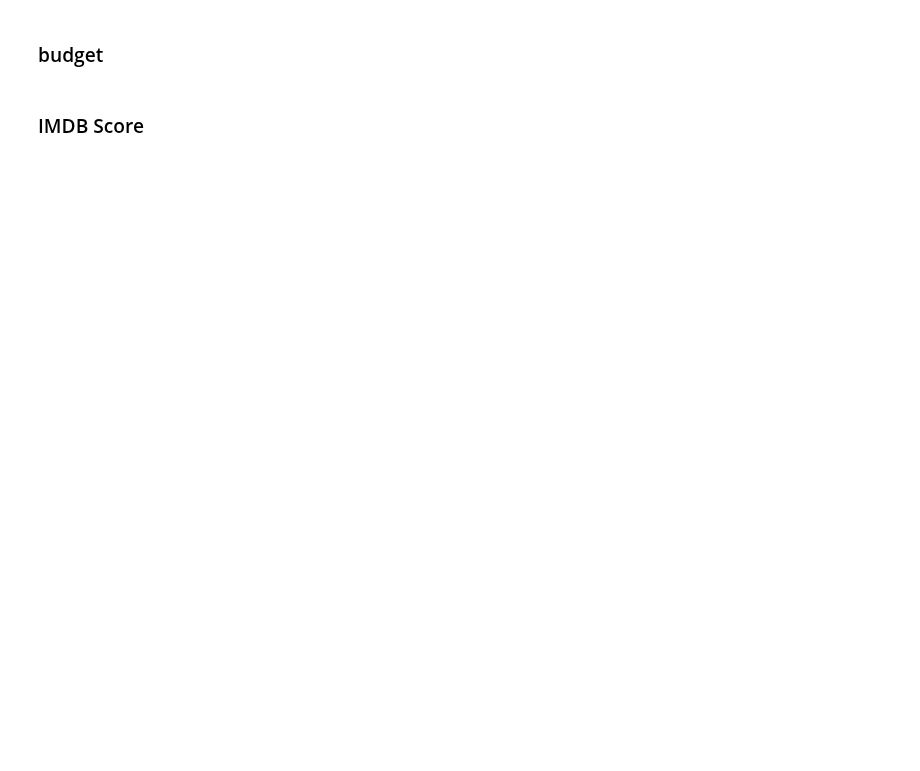
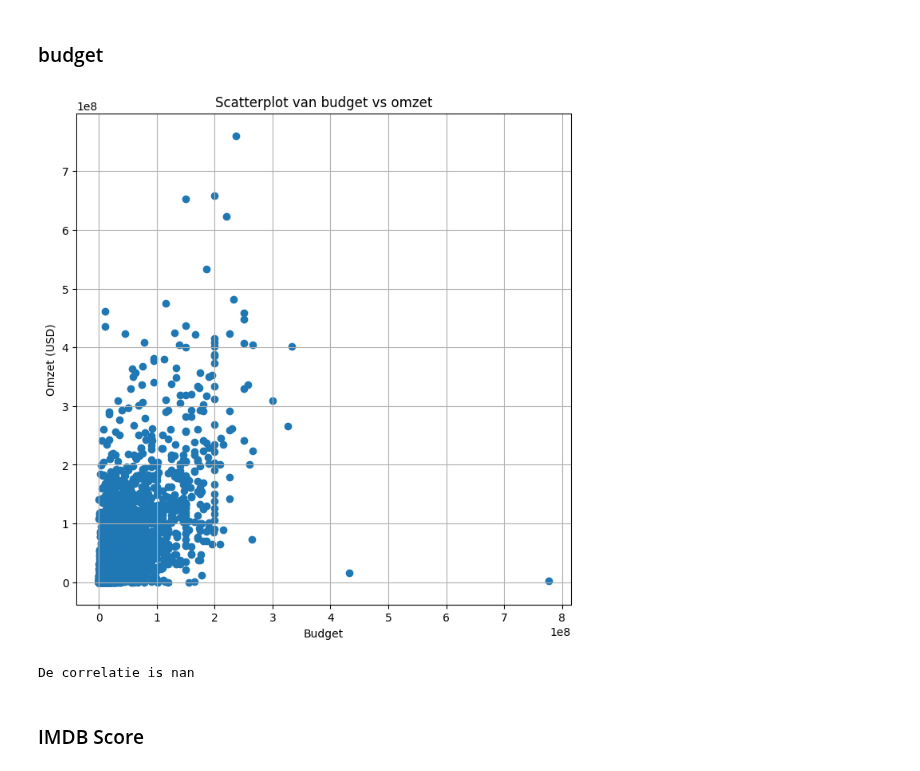
Before and after one commit to GitMathijs/CM2024-casus, a Jupyter notebook: CM_casusopdracht.ipynb, the cells around one changed output. Saved outputs shown, nothing was run; the diff lists cells and outputs as text; code cells hidden in the pictures; blank space fills up the shorter version.

```diff
--- a/CM_casusopdracht.ipynb
+++ b/CM_casusopdracht.ipynb
@@ -465,4 +642,17 @@ dataset
 # %% [markdown]
 ### budget
+# %%
+plt.figure(figsize=(8, 8))
+plt.scatter(dataset['budget'], dataset['gross'])
+plt.title('Scatterplot van budget vs omzet')
+plt.xlabel('Budget')
+plt.ylabel('Omzet (USD)')
+plt.grid(True)
+plt.show()
+correlatie = np.corrcoef(dataset['budget'], dataset['gross'])[0,1]
+print(f"De correlatie is {correlatie}")
+# %% [output]
+[figure, added]
+De correlatie is nan
 # %% [markdown]
 ### IMDB Score
```
Also changed, not shown: parts of 21 cells of this notebook.
